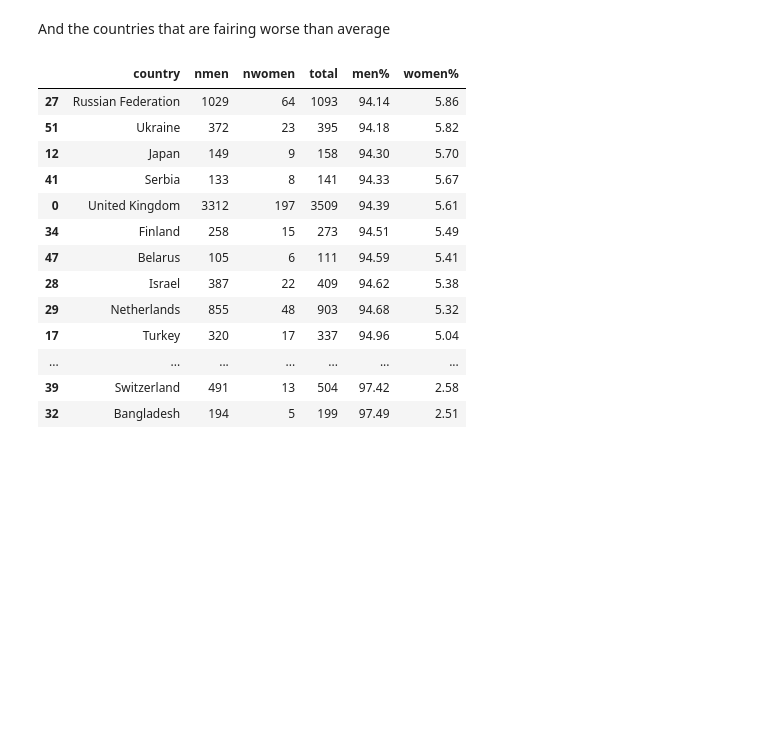
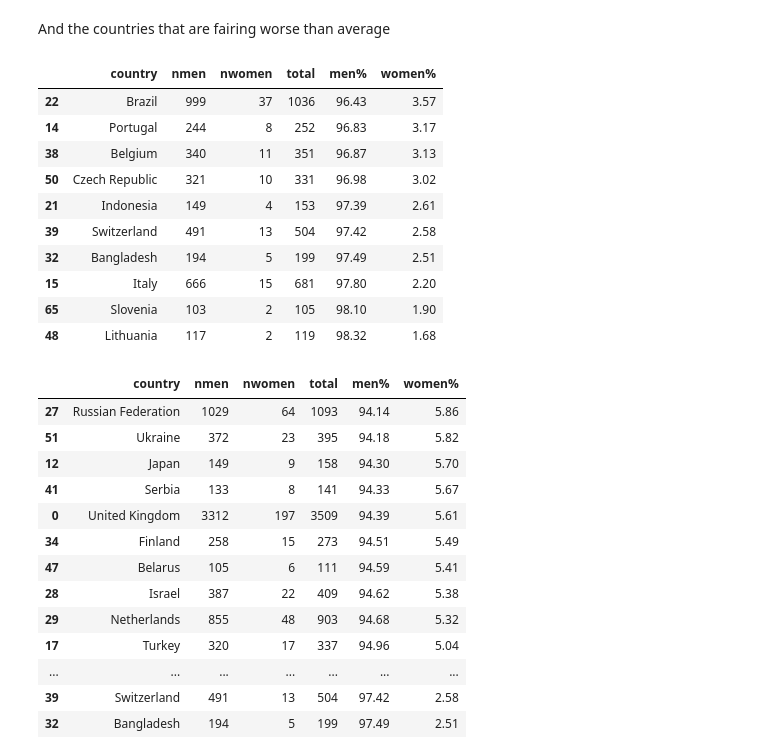
Before and after one commit to ChalamPVS/gender-inequality, a Jupyter notebook: StackOverflow'18 Analysis.ipynb, the cells around one changed output. Saved outputs shown, nothing was run; the diff lists cells and outputs as text; code cells hidden in the pictures; blank space fills up the shorter version.

```diff
--- a/StackOverflow'18 Analysis.ipynb
+++ b/StackOverflow'18 Analysis.ipynb
@@ -175,6 +175,20 @@ summary1_r[summary1_r['women%']>0.060224*100].sort_values('women%', ascending=Fa
 | 4 | Australia | 1012 | 65 | 1077 | 93.96 | 6.04 |
 # %% [markdown]
 And the countries that are fairing worse than average
+# %%
+summary1_r[summary1_r['women%']<0.060224*100].sort_values('women%', ascending=False).tail(10)
+# %% [output]
+|  | country | nmen | nwomen | total | men% | women% |
+| 22 | Brazil | 999 | 37 | 1036 | 96.43 | 3.57 |
+| 14 | Portugal | 244 | 8 | 252 | 96.83 | 3.17 |
+| 38 | Belgium | 340 | 11 | 351 | 96.87 | 3.13 |
+| 50 | Czech Republic | 321 | 10 | 331 | 96.98 | 3.02 |
+| 21 | Indonesia | 149 | 4 | 153 | 97.39 | 2.61 |
+| 39 | Switzerland | 491 | 13 | 504 | 97.42 | 2.58 |
+| 32 | Bangladesh | 194 | 5 | 199 | 97.49 | 2.51 |
+| 15 | Italy | 666 | 15 | 681 | 97.80 | 2.20 |
+| 65 | Slovenia | 103 | 2 | 105 | 98.10 | 1.90 |
+| 48 | Lithuania | 117 | 2 | 119 | 98.32 | 1.68 |
 # %%
 summary1_r[summary1_r['women%']<0.060224*100].sort_values('women%', ascending=False)
 # %% [output]
```
Also changed, not shown: parts of 4 cells of this notebook, 2 other files.
